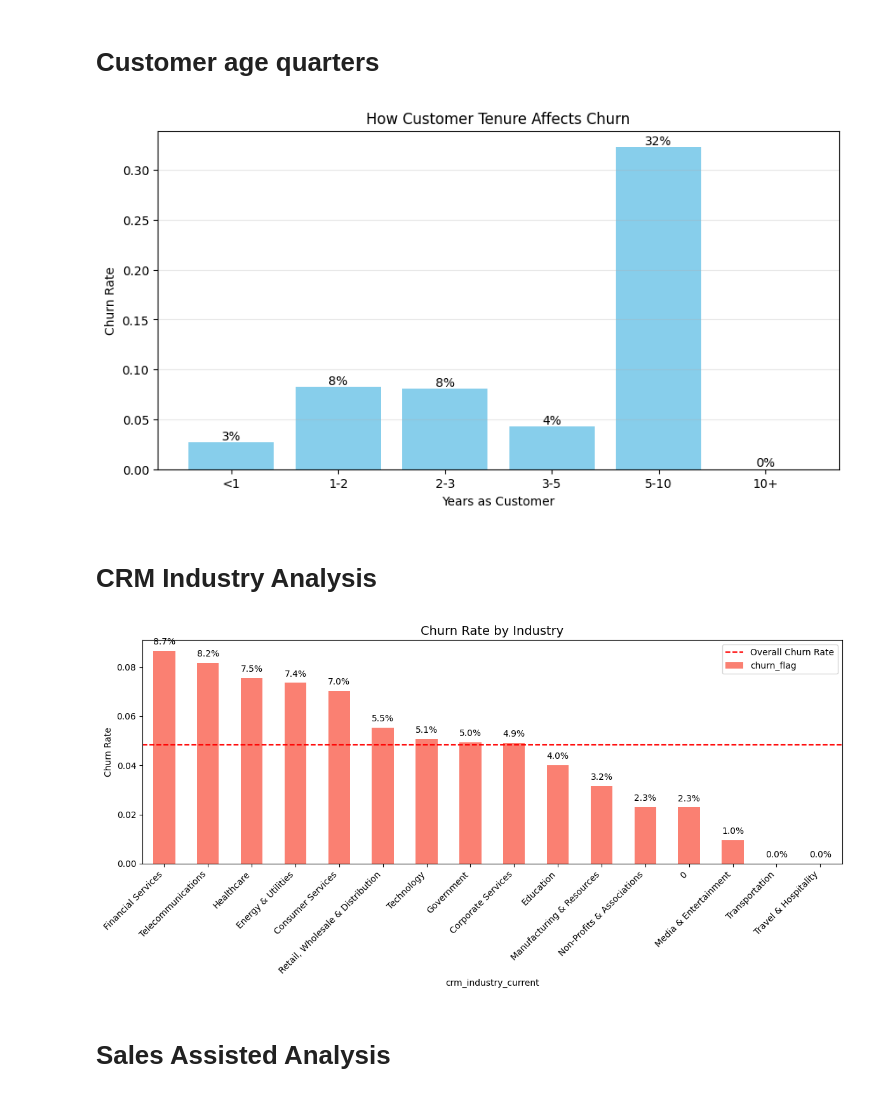
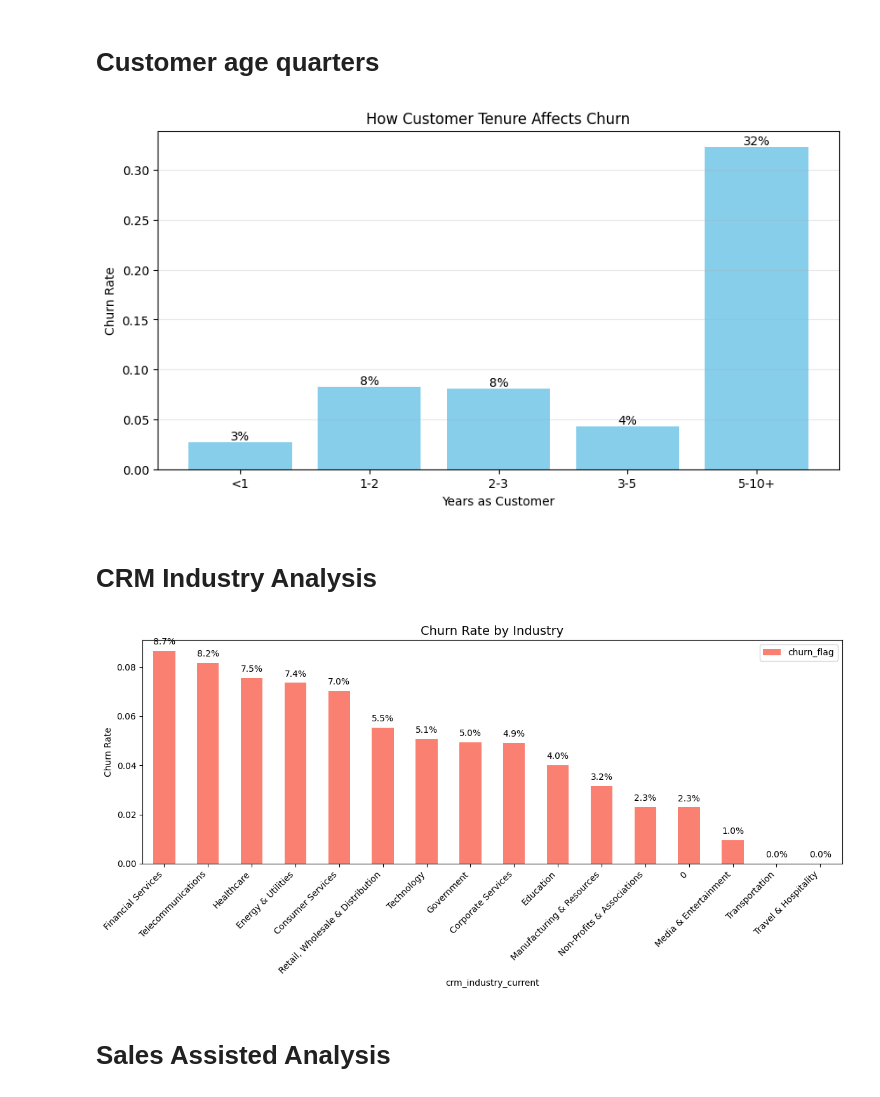
Before and after one commit to p-sai-gowtham/DS_Miniproject, a Jupyter notebook: hypothesis/hypo.ipynb, the cells around one changed output. Drawn from its saved outputs; the diff is of its cells as text; code cells hidden in the pictures.

```diff
--- a/hypothesis/hypo.ipynb
+++ b/hypothesis/hypo.ipynb
@@ -214,30 +226,30 @@ Passing `palette` without assigning `hue` is deprecated and will be removed in v
 # %%
 df['tenure_years'] = df['customer_age_quarters'] / 4
 df['tenure_bucket'] = pd.cut(df['tenure_years'],
-                            bins=[0, 1, 2, 3, 5, 10, np.inf],
-                            labels=['<1', '1-2', '2-3', '3-5', '5-10', '10+'])
+                            bins=[0, 1, 2, 3, 5, 10],
+                            labels=['<1', '1-2', '2-3', '3-5', '5-10+'])
 
 # Group data by tenure buckets and calculate churn rate
 tenure_groups = df.groupby('tenure_bucket')['churn_flag'].mean().reset_index()
 
 # Create the plot
 plt.figure(figsize=(10,5))
 bars = plt.bar(tenure_groups['tenure_bucket'], tenure_groups['churn_flag'], color='skyblue')
 
 # Add simple labels
 for bar in bars:
     height = bar.get_height()
     plt.text(bar.get_x() + bar.get_width()/2., height,
              f'{height:.0%}',  # Shows as percentage (e.g., 15%)
              ha='center', va='bottom')
 
 plt.title('How Customer Tenure Affects Churn')
 plt.xlabel('Years as Customer')
 plt.ylabel('Churn Rate')
 plt.grid(axis='y', alpha=0.3)
 plt.show()
 # %% [output]
-[figure, old version]
+[figure, new version]
 # %% [markdown]
 # CRM Industry Analysis
 # %%
@@ -248,7 +260,6 @@ ax = industry_churn.plot(kind='bar', color='salmon')
 plt.title('Churn Rate by Industry', fontsize=14)
 plt.ylabel('Churn Rate')
 plt.xticks(rotation=45, ha='right')
-plt.axhline(df['churn_flag'].mean(), color='red', linestyle='--', label='Overall Churn Rate')
 plt.legend()
 
 # Add percentages
@@ -260,7 +271,7 @@ for p in ax.patches:
 plt.tight_layout()
 plt.show()
 # %% [output]
-[figure, old version]
+[figure, new version]
 # %% [markdown]
 # Sales Assisted Analysis
 # %%
```
Also changed, not shown: parts of 7 cells of this notebook.
